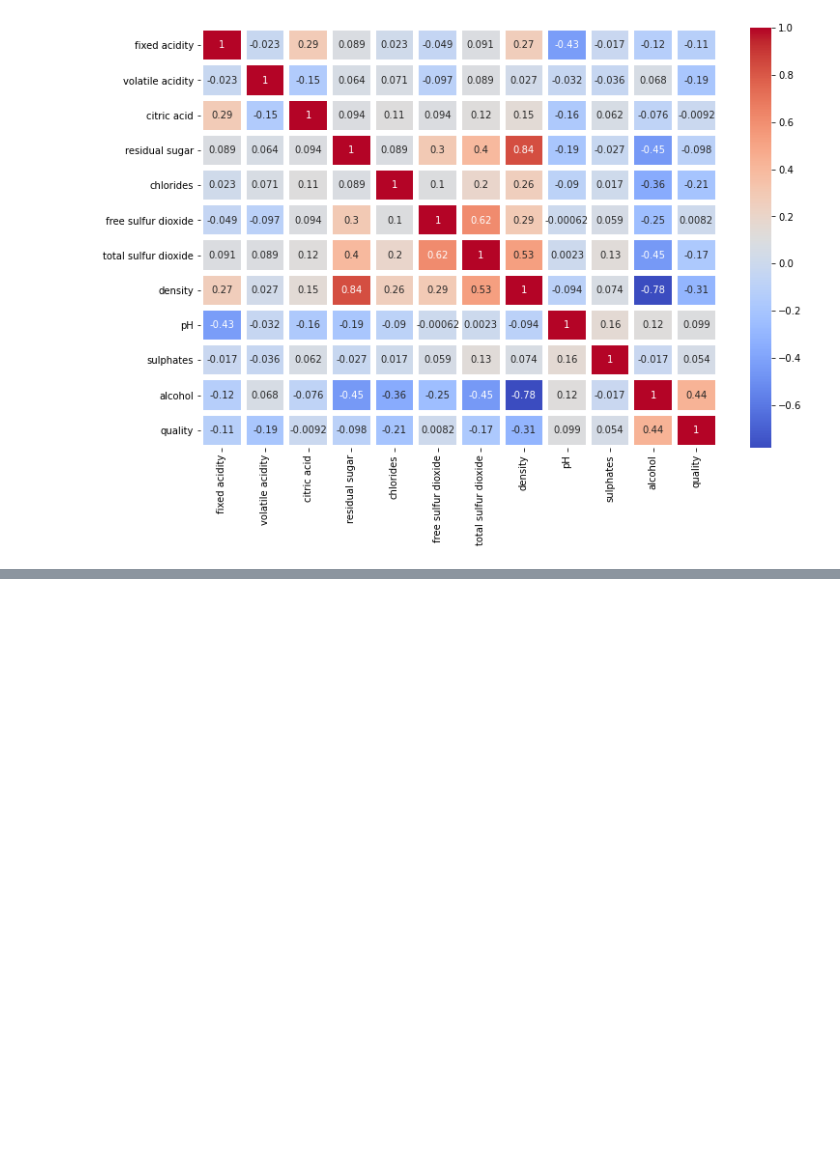
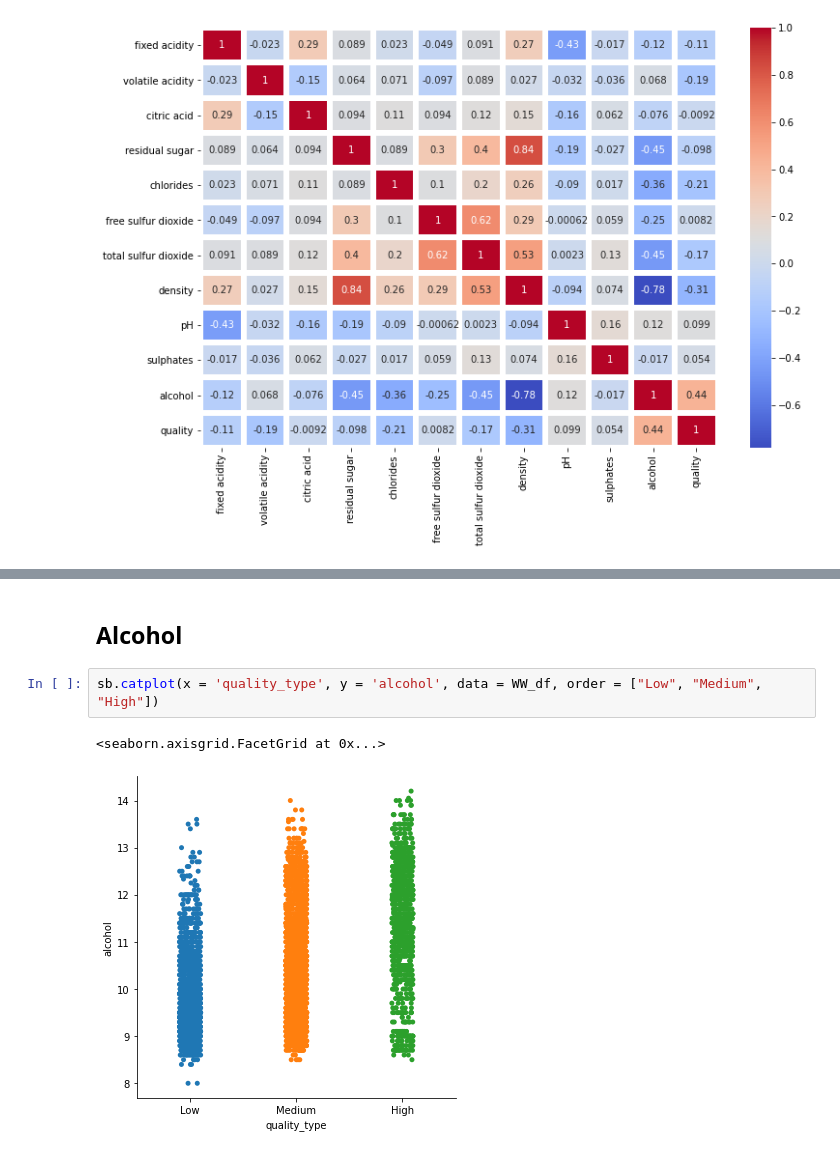
Before and after one commit to selinbulbul/winery_classification, a Jupyter notebook: visualisation_statistics_white_wine.ipynb, the cells around one changed output, grey strips where cells are left out. Cells and saved outputs as stored; diff of their text form; blank space fills up the shorter version.

```diff
--- a/visualisation_statistics_white_wine.ipynb
+++ b/visualisation_statistics_white_wine.ipynb
@@ -114,0 +130,7 @@ sb.heatmap(corr, linewidth = 5, cmap = "coolwarm", annot = True)
+# %% [markdown]
+## Alcohol
+# %%
+sb.catplot(x = 'quality_type', y = 'alcohol', data = WW_df, order = ["Low", "Medium", "High"])
+# %% [output]
+<seaborn.axisgrid.FacetGrid at 0x...>
+[figure, added]
```
Also changed, not shown: parts of 8 cells of this notebook.
